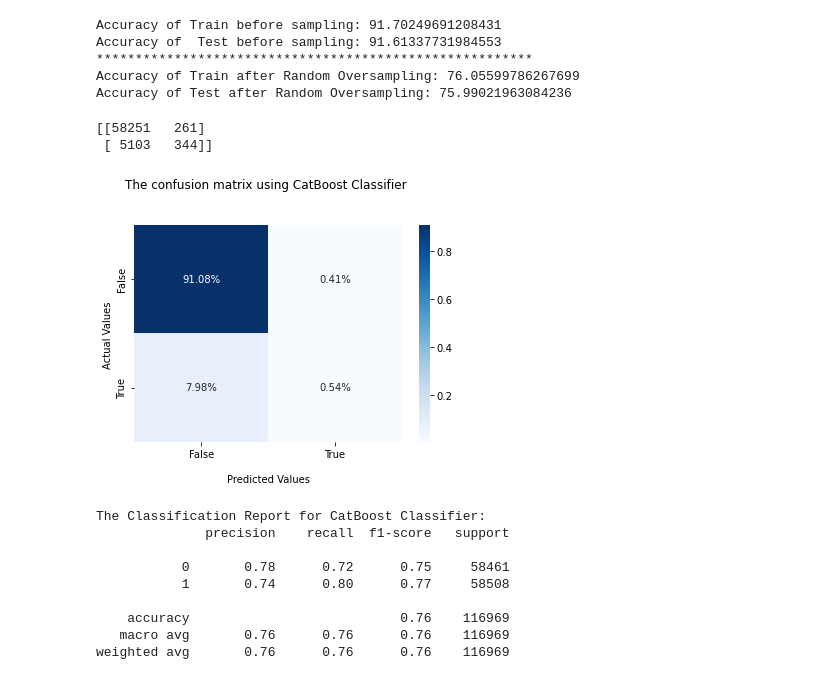
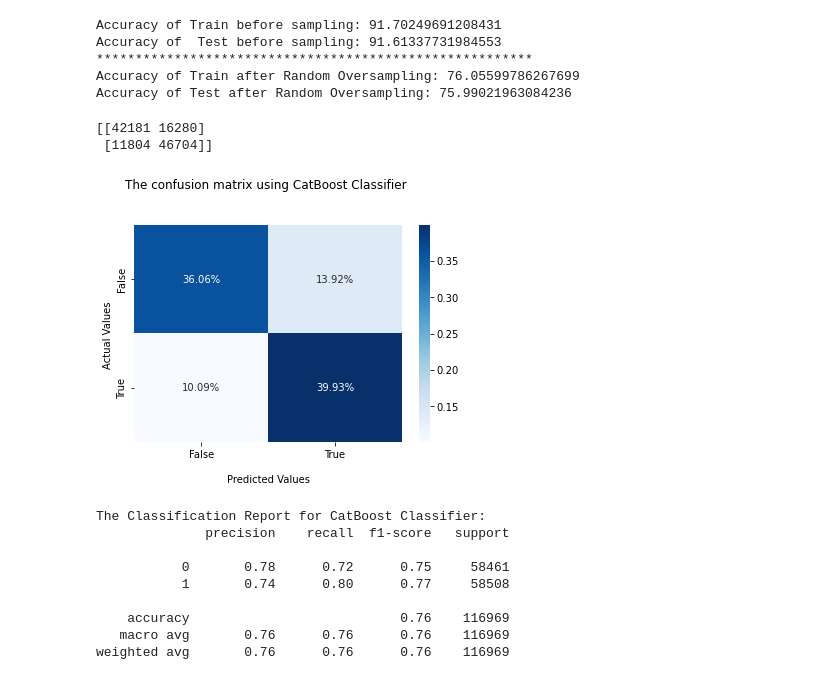
Before and after one commit to ahmedelsayed968/ML-Project, a Jupyter notebook: data analysis/Modeling.ipynb, the cells around one changed output. Saved outputs shown, nothing was run; the diff lists cells and outputs as text; code cells hidden in the pictures.

```diff
--- a/data analysis/Modeling.ipynb
+++ b/data analysis/Modeling.ipynb
@@ -775,11 +775,11 @@ Accuracy of  Test before sampling: 91.61337731984553
 Accuracy of Train after Random Oversampling: 76.05599786267699
 Accuracy of Test after Random Oversampling: 75.99021963084236
 # %%
-cmatrix_fun("CatBoost", y_test, y_pred_test_cb)
+cmatrix_fun("CatBoost", y_test_res, y_pred_test_res_cb)
 # %% [output]
-[[58251   261]
- [ 5103   344]]
+[[42181 16280]
+ [11804 46704]]
-[figure, old version]
+[figure, new version]
 # %%
 classification_report_fun("CatBoost", y_test_res, y_pred_test_res_cb)
 # %% [output]
```
Also changed, not shown: parts of 9 cells of this notebook.
